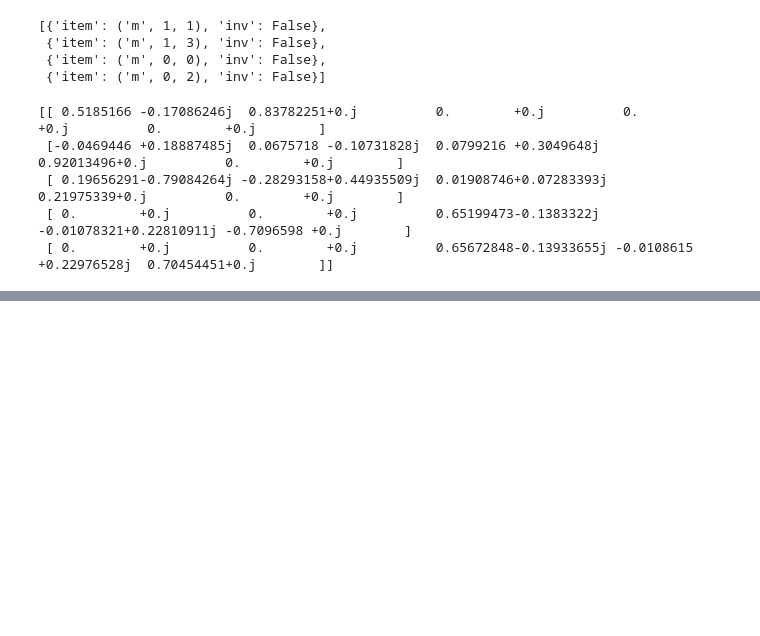
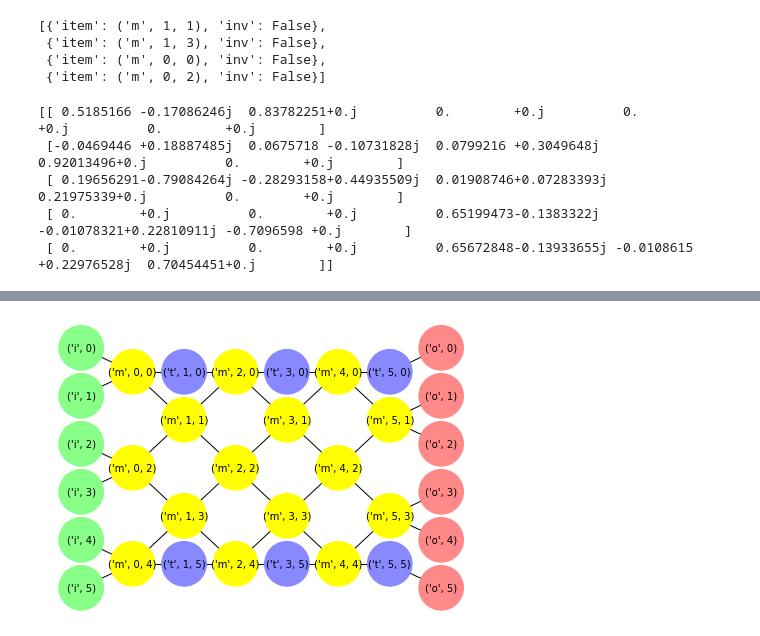
Before and after one commit to brianedw/ClementsMesh, a Jupyter notebook: clements_mesh.ipynb, the cells around one changed output, grey strips where cells are left out. Drawn from its saved outputs; the diff is of its cells as text; code cells hidden in the pictures; blank space fills up the shorter version.

```diff
--- a/clements_mesh.ipynb
+++ b/clements_mesh.ipynb
@@ -997,0 +1050,3 @@ print(np.linalg.multi_dot(list(map(getM, termsRect[-4:]))))
+# %%
+class ClementsMesh:
+    pass
@@ -997,0 +1169,4 @@ print(np.linalg.multi_dot(list(map(getM, termsRect[-4:]))))
+# %%
+U = getRandomUnitaryMatrix(n=6)
+# %%
+mesh = ClementsMesh(U)
@@ -997,0 +1234,4 @@ print(np.linalg.multi_dot(list(map(getM, termsRect[-4:]))))
+# %%
+mesh.plotMesh()
+# %% [output]
+[figure, added]
```
Also changed, not shown: parts of 60 cells of this notebook, 1 other file.
